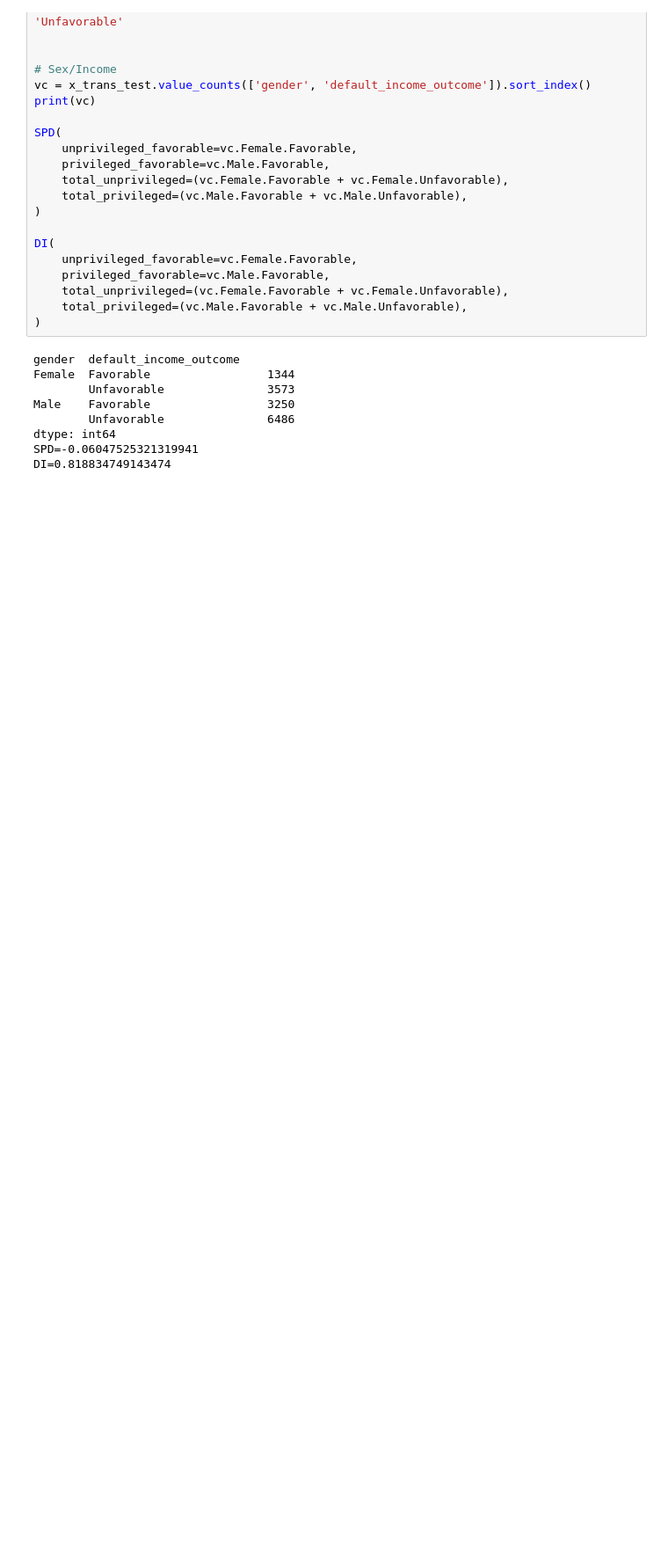
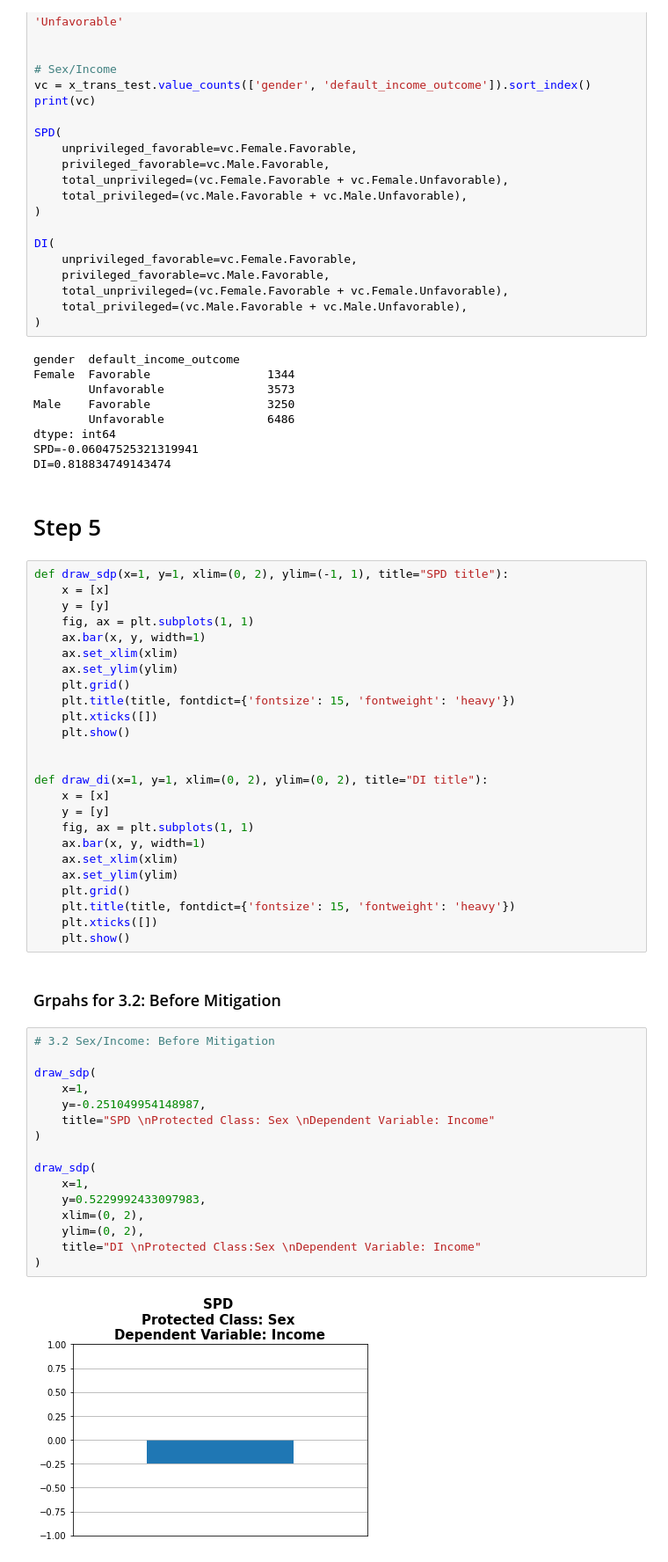
Before and after one commit to rahalrsh/adult-income-project, a Jupyter notebook: adult-income.ipynb, the cells around one changed output. Shown at 88% size. Drawn from its saved outputs; the diff is of its cells as text; blank space fills up the shorter version.

Commit message:
graphs

```diff
--- a/adult-income.ipynb
+++ b/adult-income.ipynb
@@ -802,3 +802,50 @@ Male    Favorable                 3250
 dtype: int64
 SPD=-0.06047525321319941
 DI=0.818834749143474
+# %% [markdown]
+# Step 5
+# %%
+def draw_sdp(x=1, y=1, xlim=(0, 2), ylim=(-1, 1), title="SPD title"):
+    x = [x]
+    y = [y]
+    fig, ax = plt.subplots(1, 1)
+    ax.bar(x, y, width=1)
+    ax.set_xlim(xlim)
+    ax.set_ylim(ylim)
+    plt.grid()
+    plt.title(title, fontdict={'fontsize': 15, 'fontweight': 'heavy'})
+    plt.xticks([])
+    plt.show()
+
+
+def draw_di(x=1, y=1, xlim=(0, 2), ylim=(0, 2), title="DI title"):
+    x = [x]
+    y = [y]
+    fig, ax = plt.subplots(1, 1)
+    ax.bar(x, y, width=1)
+    ax.set_xlim(xlim)
+    ax.set_ylim(ylim)
+    plt.grid()
+    plt.title(title, fontdict={'fontsize': 15, 'fontweight': 'heavy'})
+    plt.xticks([])
+    plt.show()
+# %% [markdown]
+### Grpahs for 3.2: Before Mitigation
+# %%
+# 3.2 Sex/Income: Before Mitigation
+
+draw_sdp(
+    x=1,
+    y=-0.251049954148987,
+    title="SPD \nProtected Class: Sex \nDependent Variable: Income"
+)
+
+draw_sdp(
+    x=1,
+    y=0.5229992433097983,
+    xlim=(0, 2),
+    ylim=(0, 2),
+    title="DI \nProtected Class:Sex \nDependent Variable: Income"
+)
+# %% [output]
+[figure, added]
```
Also changed, not shown: parts of 9 cells of this notebook.
